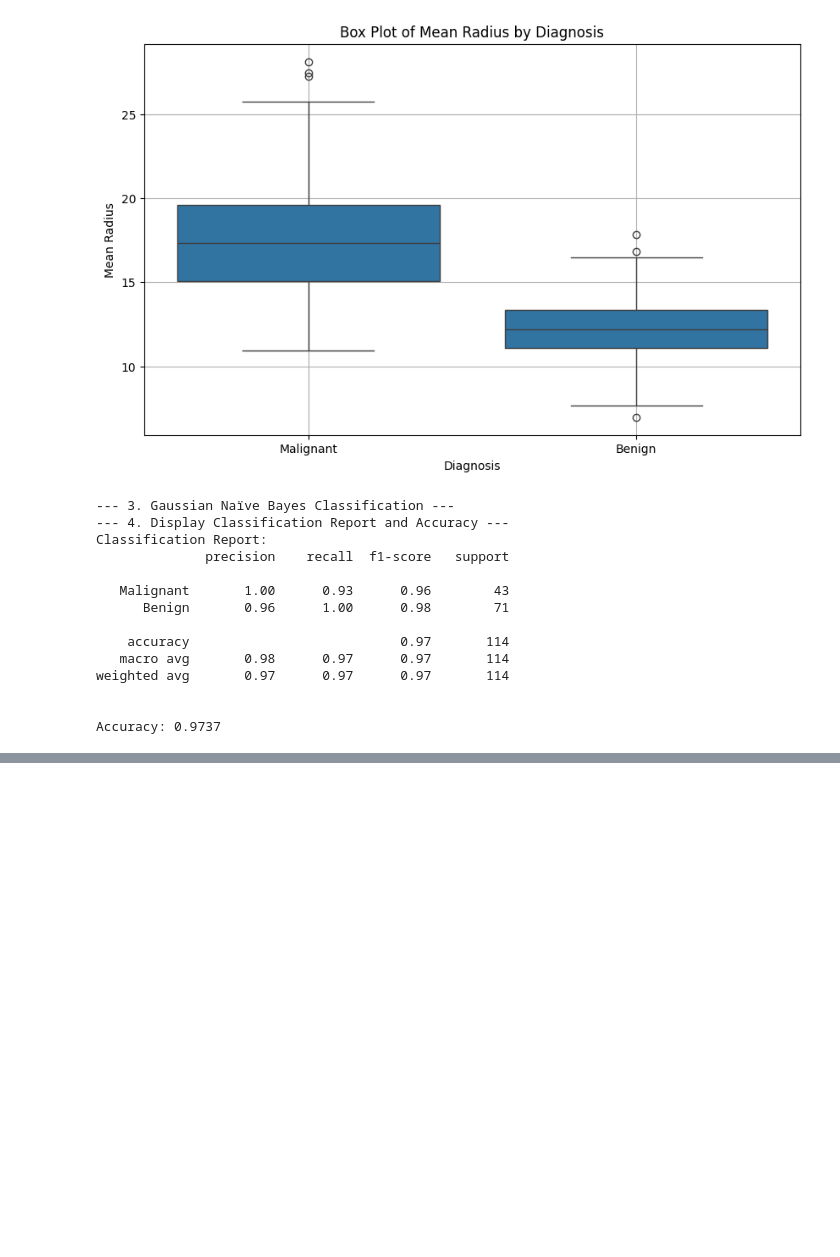
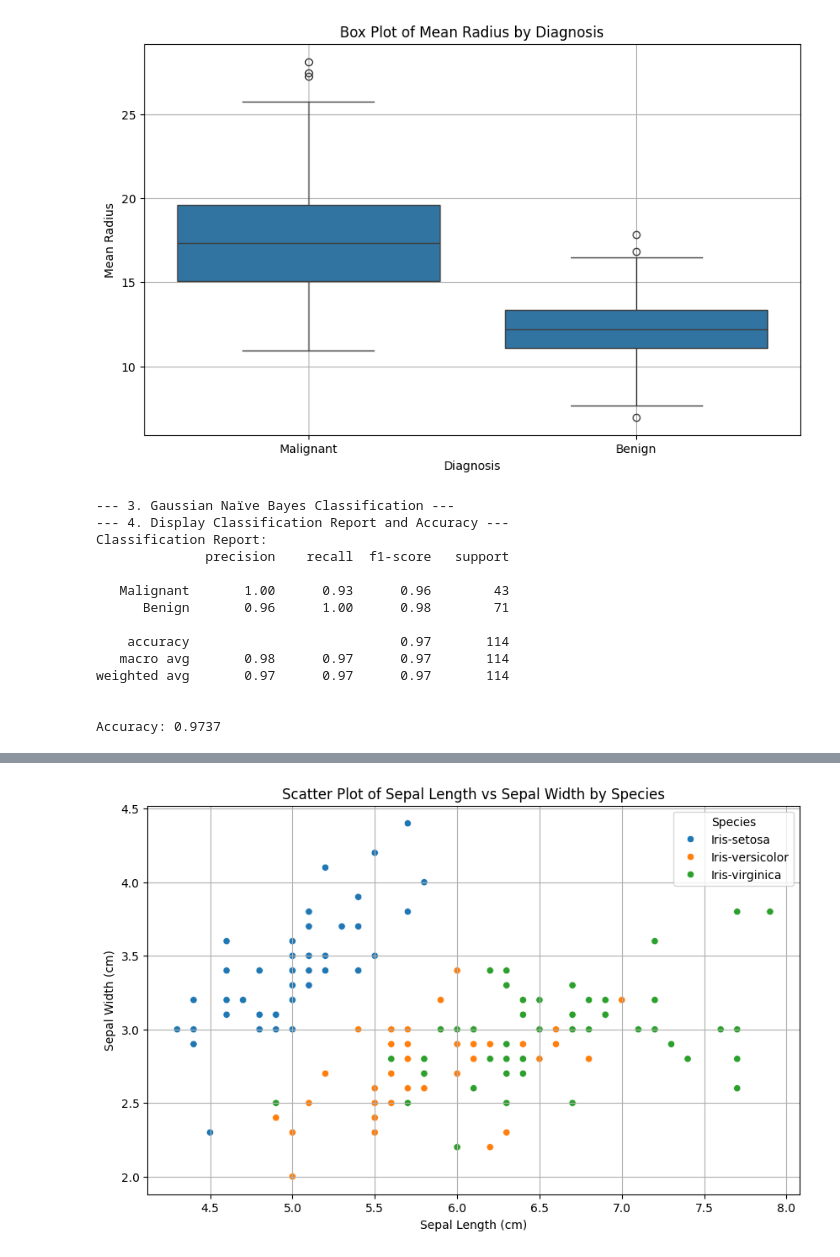
Before and after one commit to amina-safrin/DataScience_Lab, a Jupyter notebook: program9.ipynb, the cells around one changed output, grey strips where cells are left out. Drawn from its saved outputs; the diff is of its cells as text; code cells hidden in the pictures; blank space fills up the shorter version.

```diff
--- a/program9.ipynb
+++ b/program9.ipynb
@@ -162,0 +165,86 @@ Accuracy: 0.9737
+# %%
+import pandas as pd
+import numpy as np
+import matplotlib.pyplot as plt
+import seaborn as sns
+from sklearn.model_selection import train_test_split
+from sklearn.naive_bayes import GaussianNB
+from sklearn.metrics import classification_report, accuracy_score
+
+print("\n--- Iris Flower Analysis ---")
+
+try:
+    df_iris = pd.read_csv('Iris.csv')
+    print("Dataset 'Iris.csv' loaded successfully.\n")
+except FileNotFoundError:
+    print("Error: 'Iris.csv' not found. Please ensure it's in the Colab environment.")
+    print("Skipping further operations for Iris dataset.")
+    df_iris = None
+
+if df_iris is not None:
+    print("--- 1. Basic EDA for Iris Dataset ---")
+
+    print("First five records:")
+    print(df_iris.head())
+    print("\n")
+
+    print("Missing values per column:")
+    print(df_iris.isnull().sum())
+    print("\n")
+
+    print("Descriptive statistics:")
+    print(df_iris.describe())
+    print("\n")
+
+    print("Species distribution:")
+    print(df_iris['Species'].value_counts())
+    print("\n")
+
+    print("--- 2. Plotting for Iris Dataset ---")
+
+    plt.figure(figsize=(10, 6))
+    sns.scatterplot(data=df_iris, x='SepalLengthCm', y='SepalWidthCm', hue='Species')
+    plt.title('Scatter Plot of Sepal Length vs Sepal Width by Species')
+    plt.xlabel('Sepal Length (cm)')
+    plt.ylabel('Sepal Width (cm)')
+    plt.grid(True)
+    plt.show()
+
+    plt.figure(figsize=(10, 6))
+    sns.histplot(data=df_iris, x='SepalLengthCm', kde=True, bins=30, hue='Species')
+    plt.title('Histogram of Sepal Length by Species')
+    plt.xlabel('Sepal Length (cm)')
+    plt.ylabel('Frequency')
+    plt.grid(True)
+    plt.show()
+
+    plt.figure(figsize=(10, 6))
+    sns.boxplot(data=df_iris, x='Species', y='SepalLengthCm')
+    plt.title('Box Plot of Sepal Length by Species')
+    plt.xlabel('Species')
+    plt.ylabel('Sepal Length (cm)')
+    plt.grid(True)
+    plt.show()
+
+    print("--- 3. Gaussian Naïve Bayes Classification for Iris Dataset ---")
+
+    X_iris = df_iris.drop(columns=['Id', 'Species'], errors='ignore')
+    y_iris = df_iris['Species']
+
+    X_train_iris, X_test_iris, y_train_iris, y_test_iris = train_test_split(X_iris, y_iris, test_size=0.2, random_state=42)
+
+    gnb_iris = GaussianNB()
+    gnb_iris.fit(X_train_iris, y_train_iris)
+
+    y_pred_iris = gnb_iris.predict(X_test_iris)
+
+    print("--- 4. Display Classification Report and Accuracy for Iris Dataset ---")
+
+    print("Classification Report:")
+    print(classification_report(y_test_iris, y_pred_iris))
+
+    accuracy_iris = accuracy_score(y_test_iris, y_pred_iris)
+    print(f"\nAccuracy: {accuracy_iris:.4f}")
+else:
+    print("Cannot proceed with Iris analysis as dataset was not loaded.")
+# %% [output]
@@ -162,0 +268 @@ Accuracy: 0.9737
+[figure, added]
```
Also changed, not shown: parts of 5 cells of this notebook.
